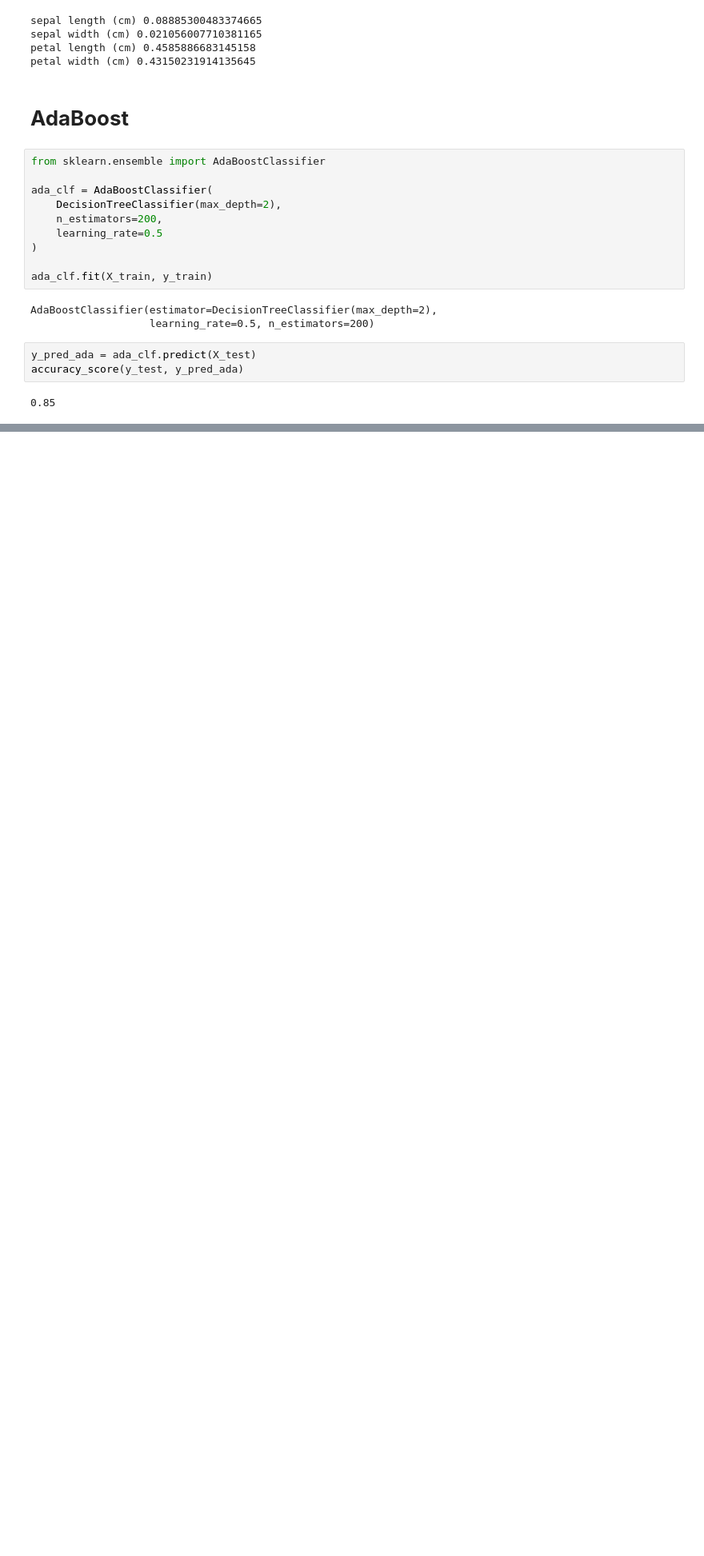
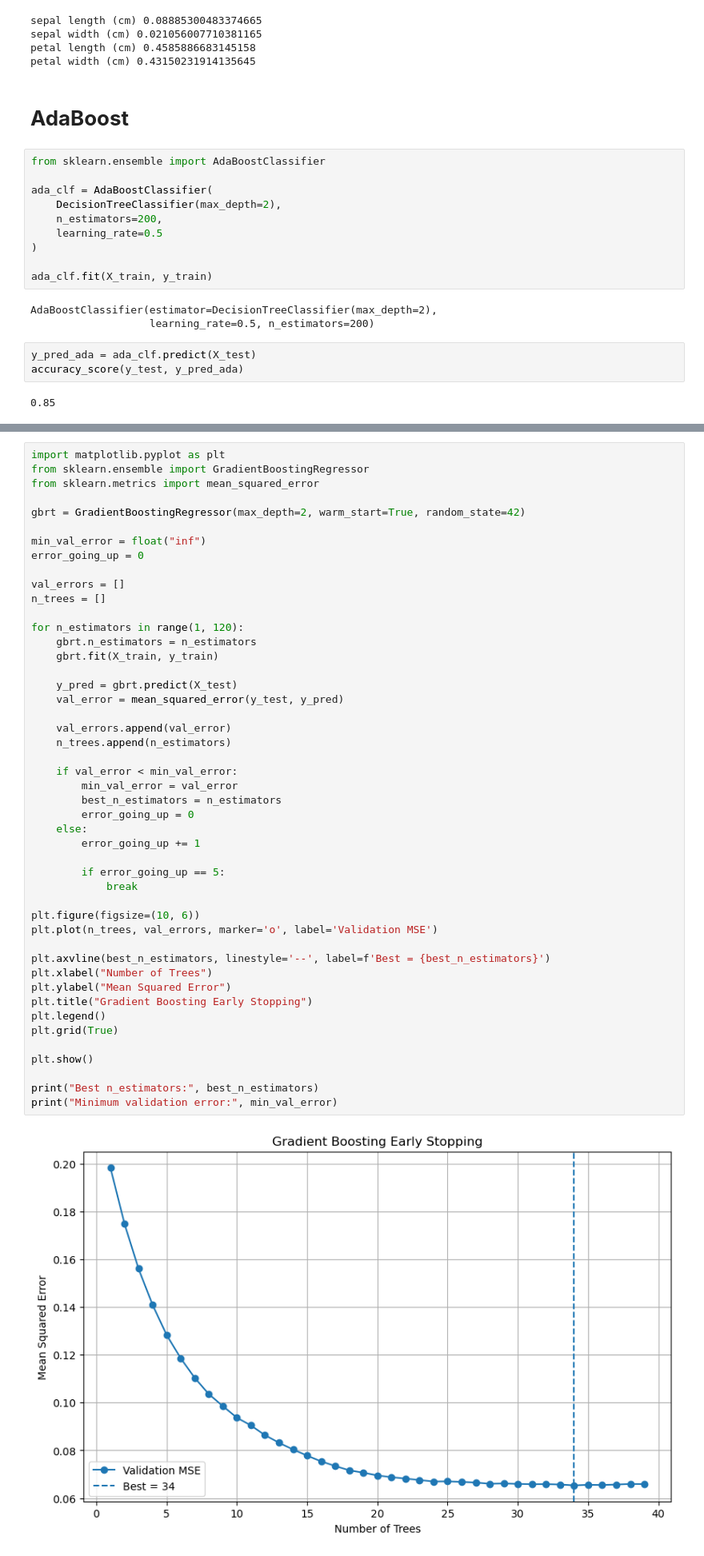
Before and after one commit to Haseebi-khan/MachineLearning, a Jupyter notebook: Hand_On_ML/Chapter7_EnsembleLearning_and_RandomForests.ipynb, the cells around one changed output, grey strips where cells are left out. Shown at 80% size. Cells and saved outputs as stored; diff of their text form; blank space fills up the shorter version.

```diff
--- a/Hand_On_ML/Chapter7_EnsembleLearning_and_RandomForests.ipynb
+++ b/Hand_On_ML/Chapter7_EnsembleLearning_and_RandomForests.ipynb
@@ -278,0 +399,49 @@ accuracy_score(y_test, y_pred_ada)
+# %%
+import matplotlib.pyplot as plt
+from sklearn.ensemble import GradientBoostingRegressor
+from sklearn.metrics import mean_squared_error
+
+gbrt = GradientBoostingRegressor(max_depth=2, warm_start=True, random_state=42)
+
+min_val_error = float("inf")
+error_going_up = 0
+
+val_errors = []
+n_trees = []
+
+for n_estimators in range(1, 120):
+    gbrt.n_estimators = n_estimators
+    gbrt.fit(X_train, y_train)
+
+    y_pred = gbrt.predict(X_test)
+    val_error = mean_squared_error(y_test, y_pred)
+
+    val_errors.append(val_error)
+    n_trees.append(n_estimators)
+
+    if val_error < min_val_error:
+        min_val_error = val_error
+        best_n_estimators = n_estimators
+        error_going_up = 0
+    else:
+        error_going_up += 1
+
+        if error_going_up == 5:
+            break
+
+plt.figure(figsize=(10, 6))
+plt.plot(n_trees, val_errors, marker='o', label='Validation MSE')
+
+plt.axvline(best_n_estimators, linestyle='--', label=f'Best = {best_n_estimators}')
+plt.xlabel("Number of Trees")
+plt.ylabel("Mean Squared Error")
+plt.title("Gradient Boosting Early Stopping")
+plt.legend()
+plt.grid(True)
+
+plt.show()
+
+print("Best n_estimators:", best_n_estimators)
+print("Minimum validation error:", min_val_error)
+# %% [output]
+[figure, added]
```
Also changed, not shown: parts of 21 cells of this notebook, 1 other file.
